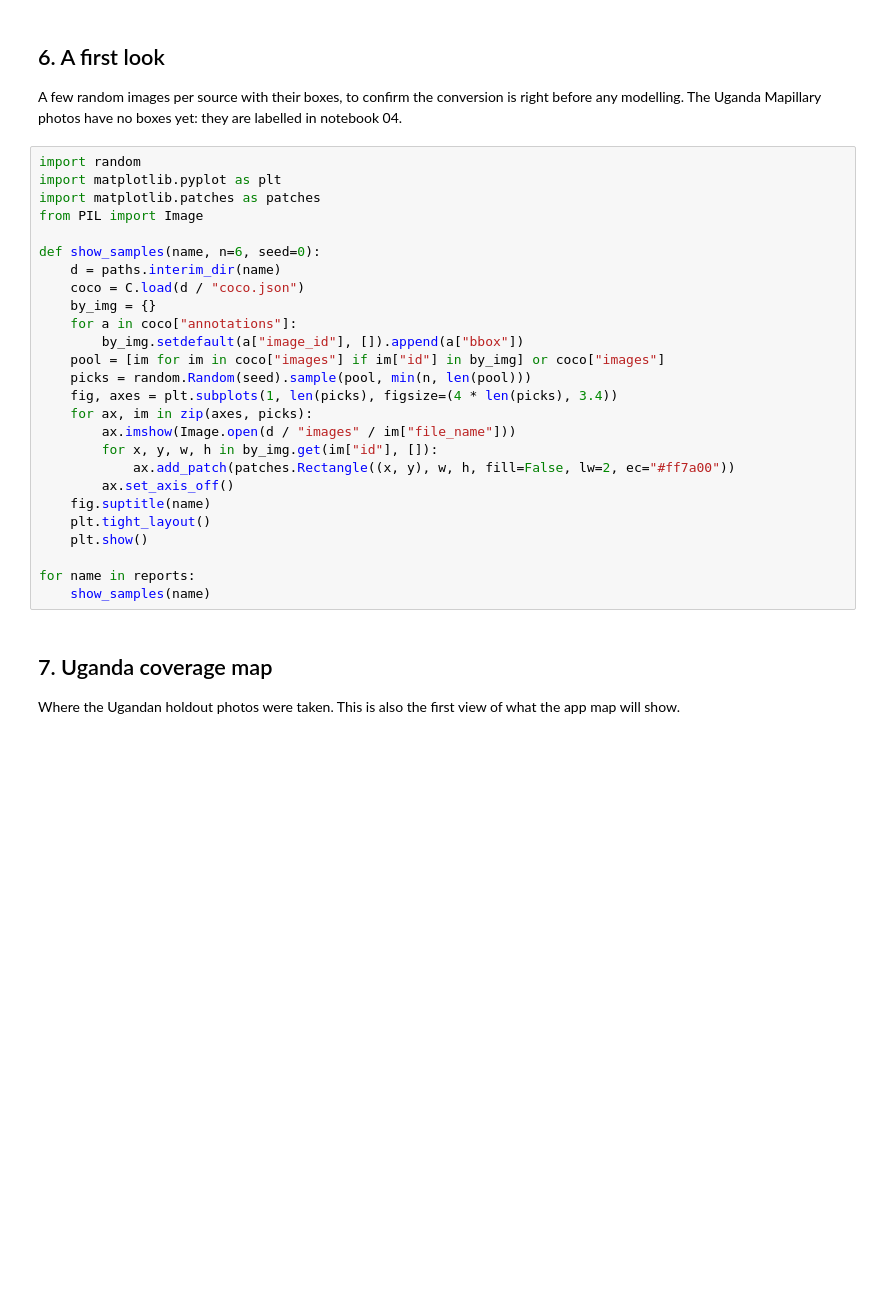
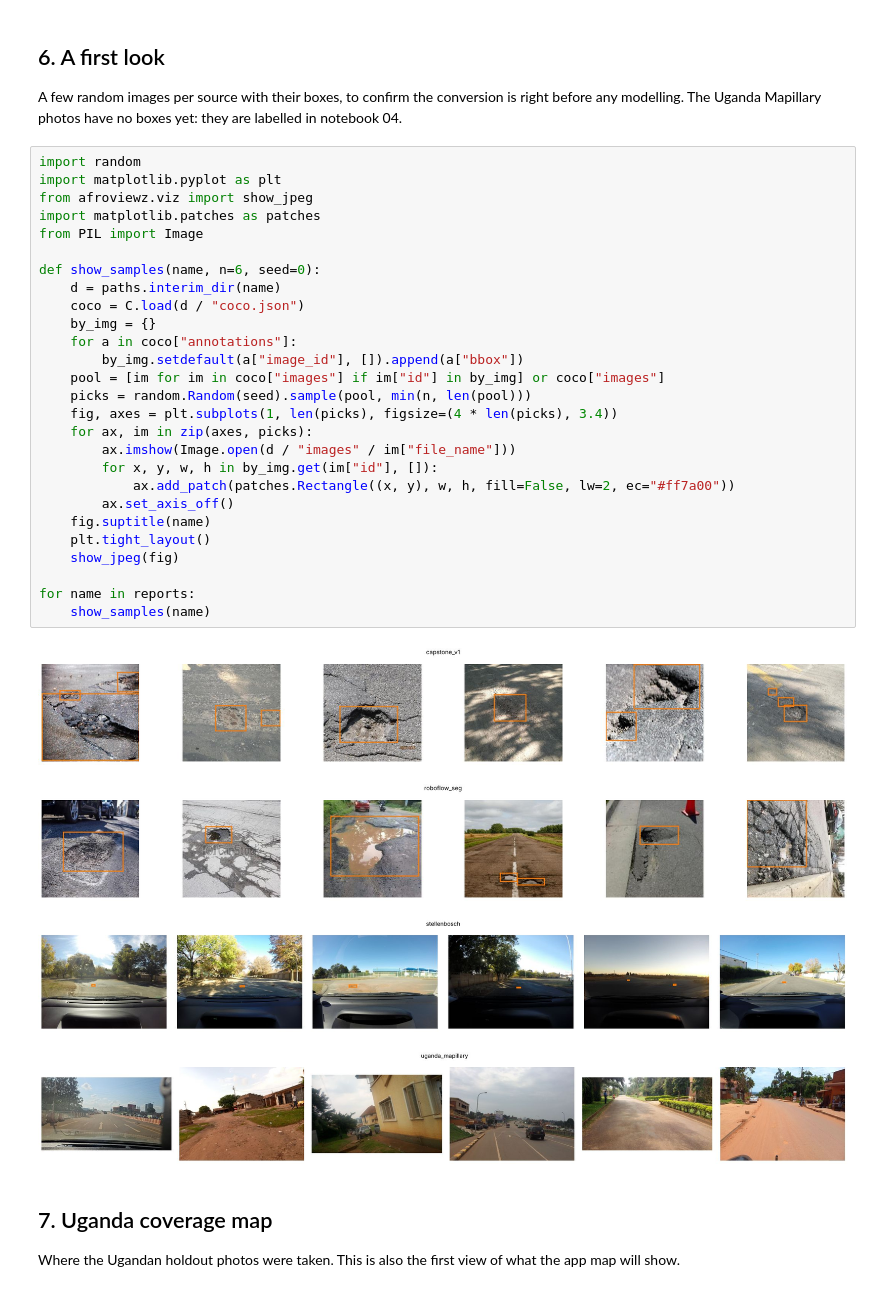
Before and after one commit to JBWandera/Capstone, a Jupyter notebook: notebooks/01_data_acquisition.ipynb, the cells around one changed output. Saved outputs shown, nothing was run; the diff lists cells and outputs as text; blank space fills up the shorter version.

```diff
--- a/notebooks/01_data_acquisition.ipynb
+++ b/notebooks/01_data_acquisition.ipynb
@@ -137,29 +171,35 @@ A few random images per source with their boxes, to confirm the conversion is ri
 # %%
 import random
 import matplotlib.pyplot as plt
+from afroviewz.viz import show_jpeg
 import matplotlib.patches as patches
 from PIL import Image
 
 def show_samples(name, n=6, seed=0):
     d = paths.interim_dir(name)
     coco = C.load(d / "coco.json")
     by_img = {}
     for a in coco["annotations"]:
         by_img.setdefault(a["image_id"], []).append(a["bbox"])
     pool = [im for im in coco["images"] if im["id"] in by_img] or coco["images"]
     picks = random.Random(seed).sample(pool, min(n, len(pool)))
     fig, axes = plt.subplots(1, len(picks), figsize=(4 * len(picks), 3.4))
     for ax, im in zip(axes, picks):
         ax.imshow(Image.open(d / "images" / im["file_name"]))
         for x, y, w, h in by_img.get(im["id"], []):
             ax.add_patch(patches.Rectangle((x, y), w, h, fill=False, lw=2, ec="#ff7a00"))
         ax.set_axis_off()
     fig.suptitle(name)
     plt.tight_layout()
-    plt.show()
+    show_jpeg(fig)
 
 for name in reports:
     show_samples(name)
+# %% [output]
+[figure, added]
+[figure, added]
+[figure, added]
+[figure, added]
 # %% [markdown]
 ## 7. Uganda coverage map
 
```
Also changed, not shown: parts of 10 cells of this notebook, 11 other files.
